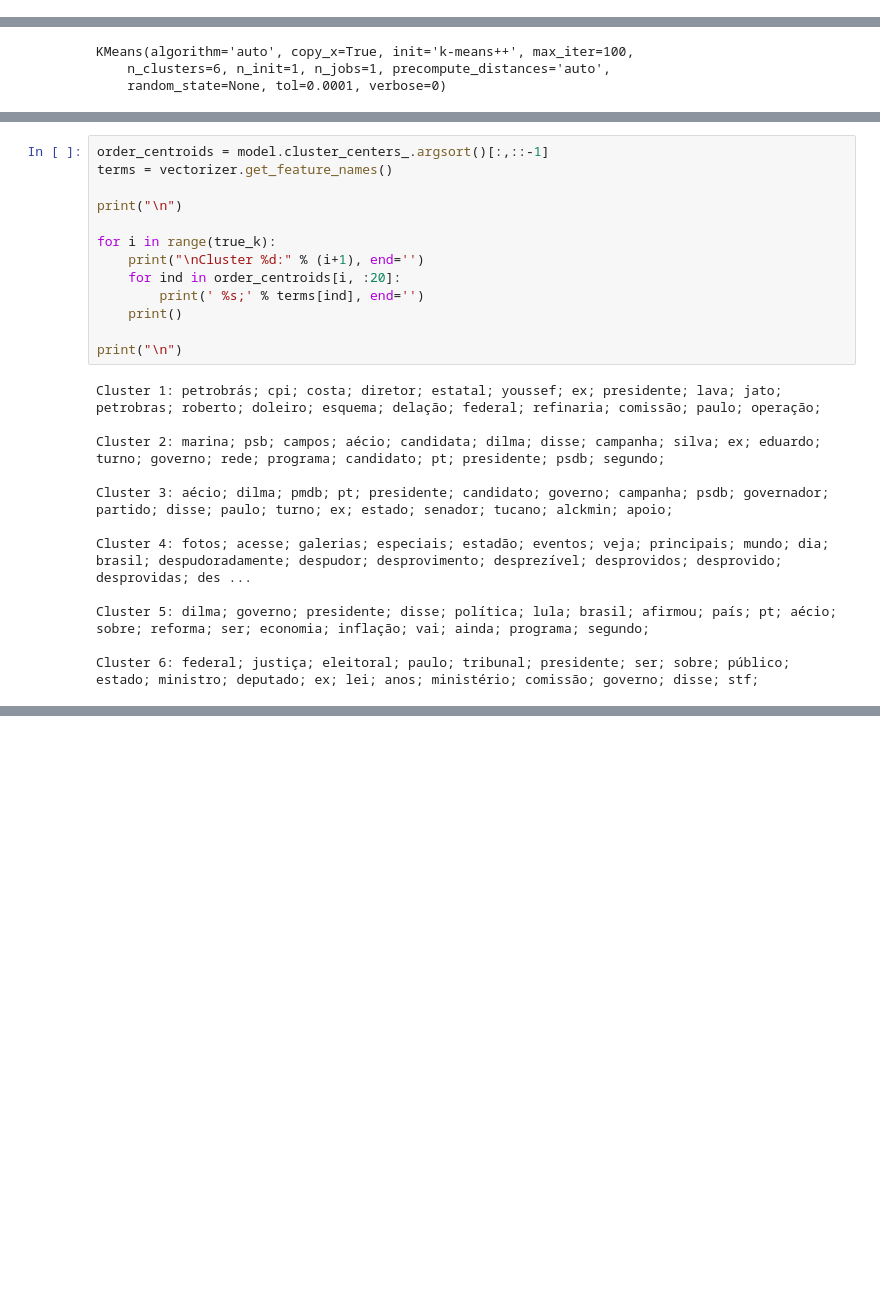
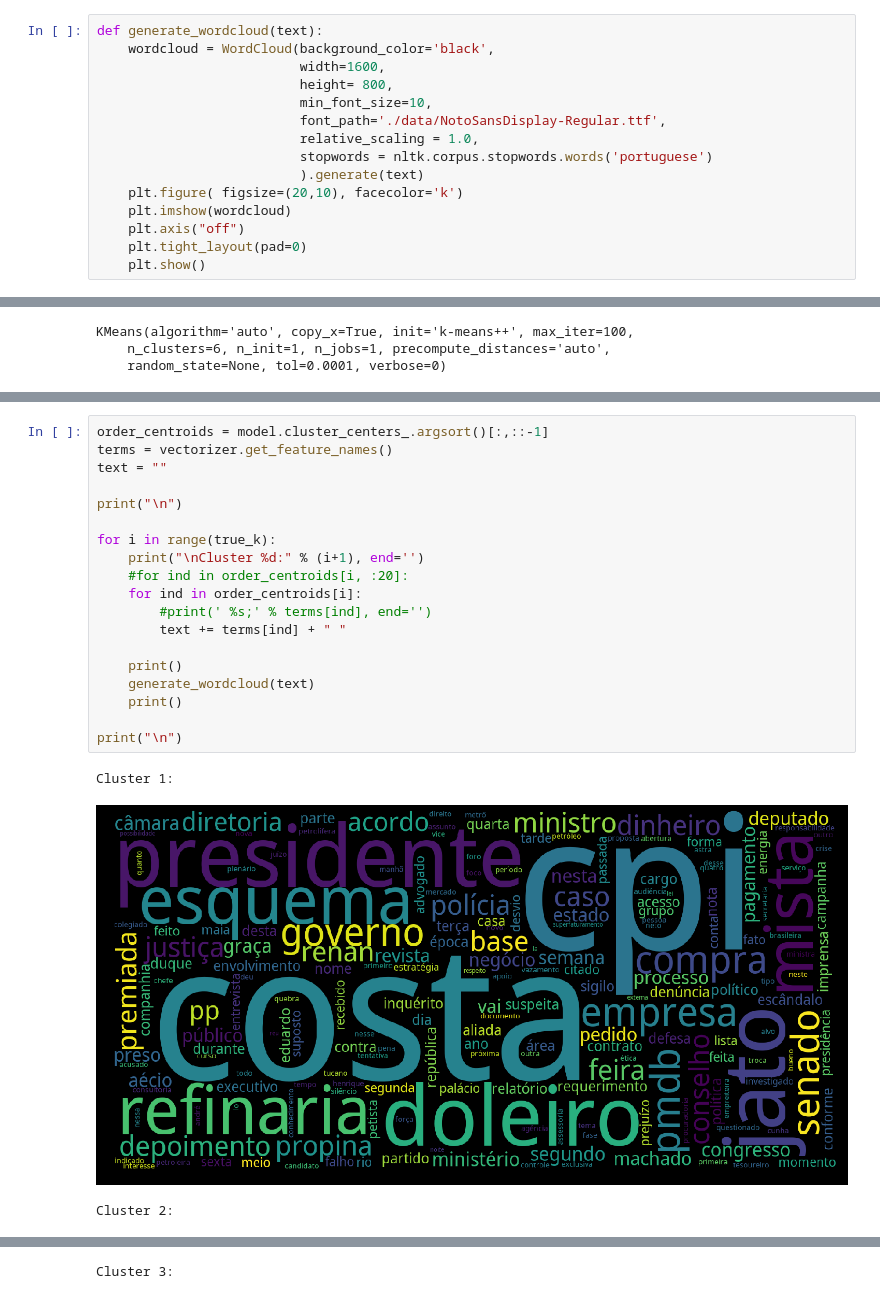
Before and after one commit to johannydls/RI_2018.1, a Jupyter notebook: ProjetoFinal/ProjetoFinal.ipynb, the cells around one changed output, grey strips where cells are left out. Drawn from its saved outputs; the diff is of its cells as text; blank space fills up the shorter version.

Commit message:
Word clouds adicionados para cada cluster

```diff
--- a/ProjetoFinal/ProjetoFinal.ipynb
+++ b/ProjetoFinal/ProjetoFinal.ipynb
@@ -98,3 +65,18 @@ def tokenize_only(text):
+# %%
+def generate_wordcloud(text):
+    wordcloud = WordCloud(background_color='black',
+                          width=1600,
+                          height= 800,
+                          min_font_size=10,
+                          font_path='./data/NotoSansDisplay-Regular.ttf',
+                          relative_scaling = 1.0,
+                          stopwords = nltk.corpus.stopwords.words('portuguese')
+                          ).generate(text)
+    plt.figure( figsize=(20,10), facecolor='k')
+    plt.imshow(wordcloud)
+    plt.axis("off")
+    plt.tight_layout(pad=0)
+    plt.show()
 # %% [markdown]
 ## Calculando TF-IDF
 Através da biblioteca sklearn, calculamos o TF-IDF de cada palavra no documento que possui o conjunto de notícias
@@ -116,25 +100,23 @@ KMeans(algorithm='auto', copy_x=True, init='k-means++', max_iter=100,
 # %%
 order_centroids = model.cluster_centers_.argsort()[:,::-1]
 terms = vectorizer.get_feature_names()
+text = ""
 
 print("\n")
 
 for i in range(true_k):
     print("\nCluster %d:" % (i+1), end='')
-    for ind in order_centroids[i, :20]:
-        print(' %s;' % terms[ind], end='')
+    #for ind in order_centroids[i, :20]:
+    for ind in order_centroids[i]:
+        #print(' %s;' % terms[ind], end='')
+        text += terms[ind] + " "
+
+    print()
+    generate_wordcloud(text)
     print()
 
 print("\n")
 # %% [output]
-Cluster 1: petrobrás; cpi; costa; diretor; estatal; youssef; ex; presidente; lava; jato; petrobras; roberto; doleiro; esquema; delação; federal; refinaria; comissão; paulo; operação;
-
-Cluster 2: marina; psb; campos; aécio; candidata; dilma; disse; campanha; silva; ex; eduardo; turno; governo; rede; programa; candidato; pt; presidente; psdb; segundo;
-
-Cluster 3: aécio; dilma; pmdb; pt; presidente; candidato; governo; campanha; psdb; governador; partido; disse; paulo; turno; ex; estado; senador; tucano; alckmin; apoio;
-
-Cluster 4: fotos; acesse; galerias; especiais; estadão; eventos; veja; principais; mundo; dia; brasil; despudoradamente; despudor; desprovimento; desprezível; desprovidos; desprovido; desprovidas; des ...
-
-Cluster 5: dilma; governo; presidente; disse; política; lula; brasil; afirmou; país; pt; aécio; sobre; reforma; ser; economia; inflação; vai; ainda; programa; segundo;
-
-Cluster 6: federal; justiça; eleitoral; paulo; tribunal; presidente; ser; sobre; público; estado; ministro; deputado; ex; lei; anos; ministério; comissão; governo; disse; stf;
+Cluster 1:
+[figure, added]
+Cluster 2:
@@ -140,0 +124 @@ Cluster 6: federal; justiça; eleitoral; paulo; tribunal; presidente; ser; sobre
+Cluster 3:
```
Also changed, not shown: parts of 25 cells of this notebook, 3 other files.
